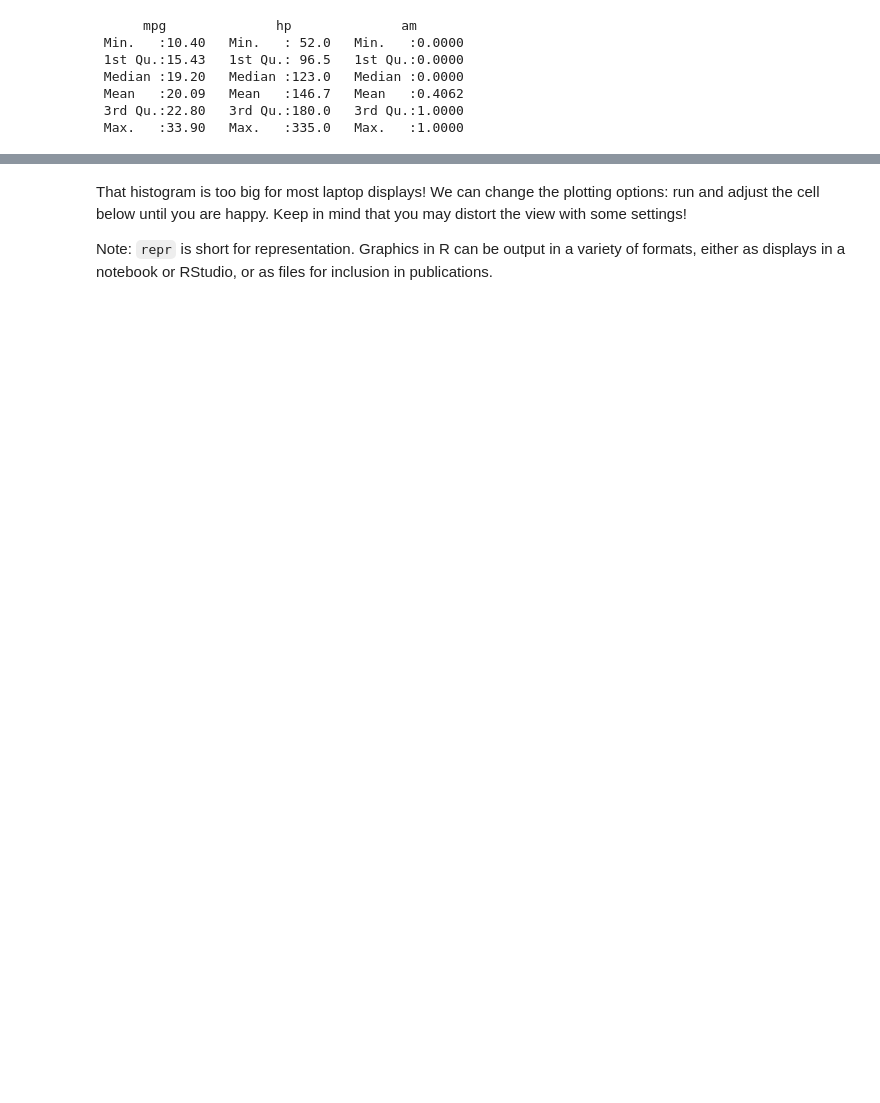
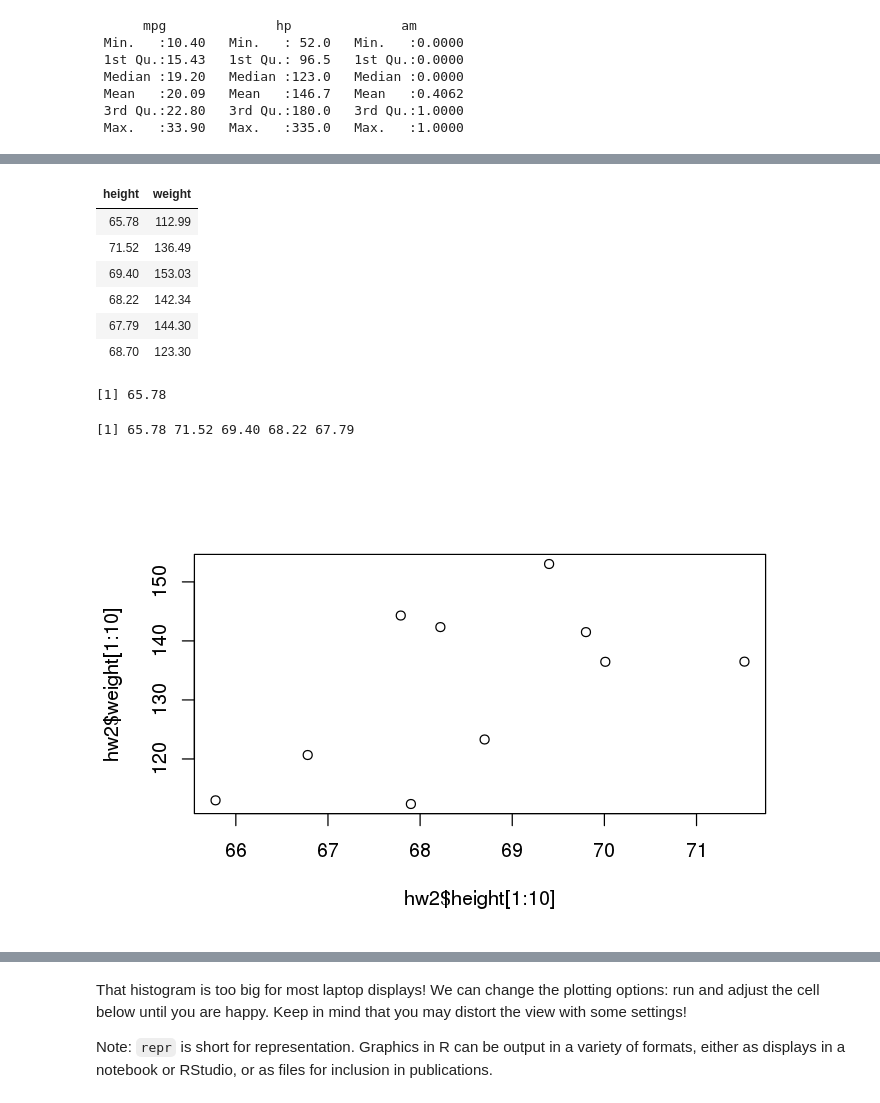
Before and after one commit to mdtdev/Scientific-Computing-Education, a Jupyter notebook: 03_data_manipulation.ipynb, the cells around one changed output, grey strips where cells are left out. Saved outputs shown, nothing was run; the diff lists cells and outputs as text; code cells hidden in the pictures; blank space fills up the shorter version.

```diff
--- a/03_data_manipulation.ipynb
+++ b/03_data_manipulation.ipynb
@@ -204,0 +298,18 @@ Here we use the **state** data. R provides lists of the various facts about stat
+# %%
+head(hw2)          # Print first six rows of hw2
+
+hw2$height[1]      # First height
+hw2$height[1:5]    # First 5 heights
+
+plot(hw2$height[1:10], hw2$weight[1:10])  # Plot the first 10 people ONLY
+# %% [output]
+| height | weight |
+| 65.78 | 112.99 |
+| 71.52 | 136.49 |
+| 69.40 | 153.03 |
+| 68.22 | 142.34 |
+| 67.79 | 144.30 |
+| 68.70 | 123.30 |
+[1] 65.78
+[1] 65.78 71.52 69.40 68.22 67.79
+[figure, added]
```
Also changed, not shown: parts of 58 cells of this notebook, 1 other file.
